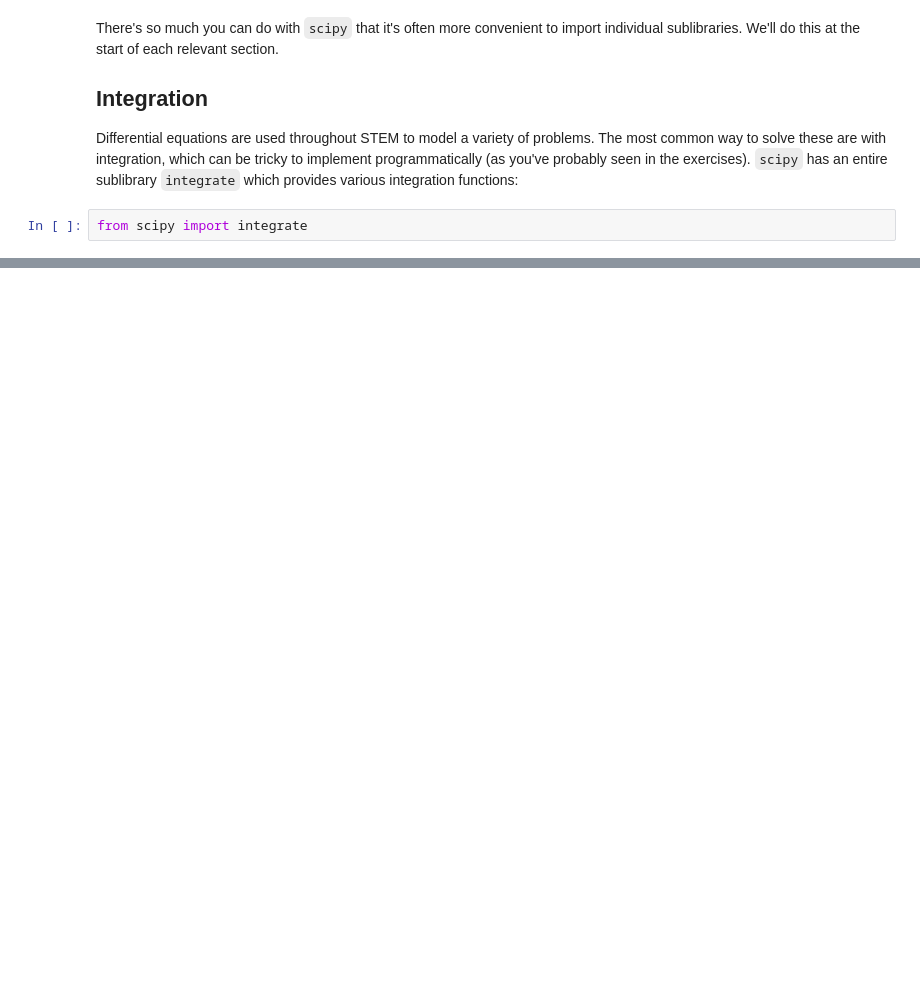
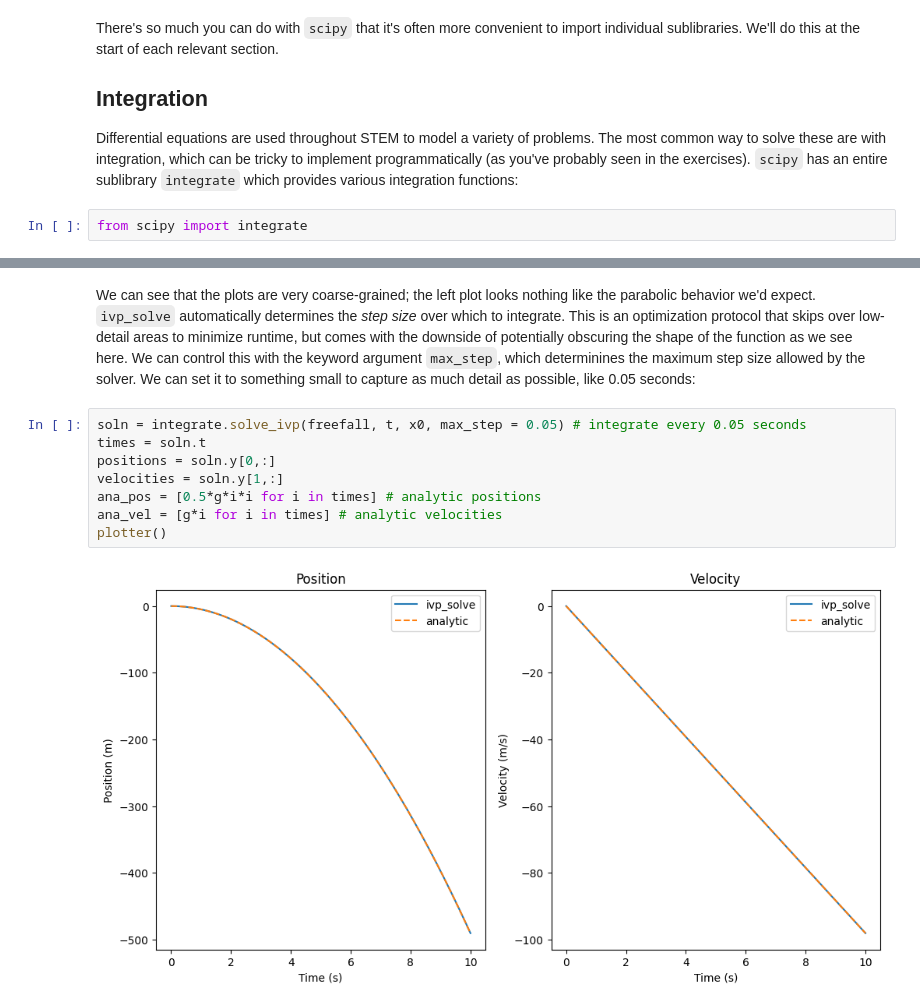
Before and after one commit to acorreia61201/SAOPythonPrimer, a Jupyter notebook: lectures/Lecture8.ipynb, the cells around one changed output, grey strips where cells are left out. Drawn from its saved outputs; the diff is of its cells as text; blank space fills up the shorter version.

```diff
--- a/lectures/Lecture8.ipynb
+++ b/lectures/Lecture8.ipynb
@@ -34,0 +200,12 @@ from scipy import integrate
+# %% [markdown]
+We can see that the plots are very coarse-grained; the left plot looks nothing like the parabolic behavior we'd expect. `ivp_solve` automatically determines the *step size* over which to integrate. This is an optimization protocol that skips over low-detail areas to minimize runtime, but comes with the downside of potentially obscuring the shape of the function as we see here. We can control this with the keyword argument `max_step`, which determinines the maximum step size allowed by the solver. We can set it to something small to capture as much detail as possible, like 0.05 seconds:
+# %%
+soln = integrate.solve_ivp(freefall, t, x0, max_step = 0.05) # integrate every 0.05 seconds
+times = soln.t
+positions = soln.y[0,:]
+velocities = soln.y[1,:]
+ana_pos = [0.5*g*i*i for i in times] # analytic positions
+ana_vel = [g*i for i in times] # analytic velocities
+plotter()
+# %% [output]
+[figure, added]
```
Also changed, not shown: parts of 63 cells of this notebook.
